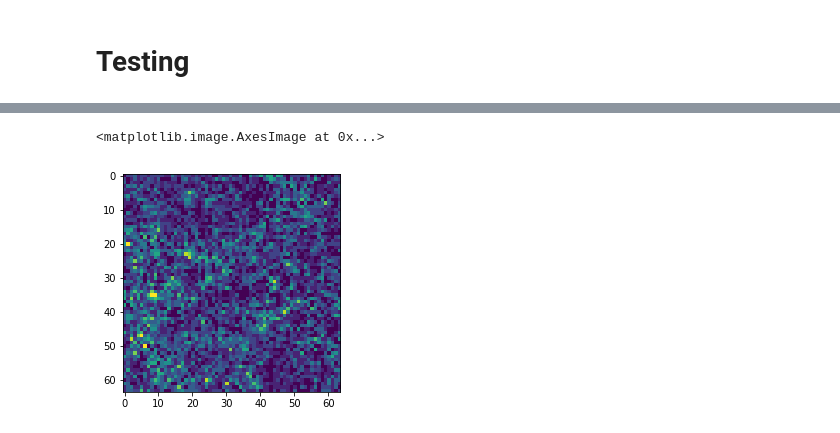
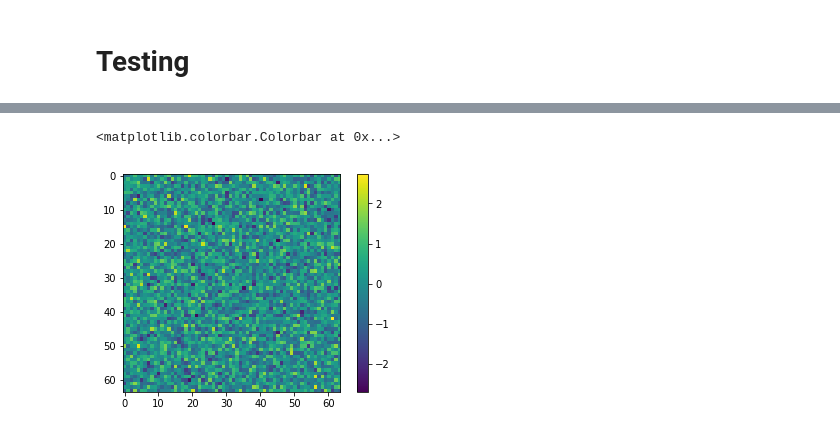
Before and after one commit to modichirag/galmodel, a Jupyter notebook: notebooks/example_vireg.ipynb, the cells around one changed output, grey strips where cells are left out. Drawn from its saved outputs; the diff is of its cells as text; code cells hidden in the pictures.

```diff
--- a/notebooks/example_vireg.ipynb
+++ b/notebooks/example_vireg.ipynb
@@ -193,7 +195,8 @@ def _mdn_model_fn(features, labels, n_y, n_mixture, dropout, optimizer, mode):
         print('sample: ', sample)
         loglik = mixture_dist.log_prob(obs_layer)
         hub.add_signature(inputs={'features':feature_layer, 'labels':obs_layer},
-                          outputs={'sample':sample, 'loglikelihood':loglik})
+                          outputs={'sample':sample, 'loglikelihood':loglik,
+                                   'loc':loc, 'scale':scale, 'logits':logits})
 
 
     def _inference_module_fn():
@@ -227,9 +230,10 @@ def _mdn_model_fn(features, labels, n_y, n_mixture, dropout, optimizer, mode):
         # Define a function for sampling, and a function for estimating the log likelihood
         sample = tf.squeeze(distribution.sample())
         print('inf dist sample :', distribution.sample())
-        loglik = distribution.log_prob(feature_layer)
+        logfeature = tf.log1p(feature_layer)
+        loglik = distribution.log_prob(logfeature)
         hub.add_signature(inputs={'features':feature_layer, 'labels':obs_layer},
-                          outputs={'sample':sample, 'loglikelihood':loglik})
+                          outputs={'sample':sample, 'loglikelihood':loglik, 'sigma':scale, 'mean':loc})
 
 
     # Create model and register module if necessary
@@ -252,6 +256,7 @@ def _mdn_model_fn(features, labels, n_y, n_mixture, dropout, optimizer, mode):
 
     if mode == tf.estimator.ModeKeys.PREDICT:
         hub.register_module_for_export(module, "likelihood")
+        hub.register_module_for_export(module_inf, "inference")
         return tf.estimator.EstimatorSpec(mode=mode, predictions=predictions)
 
     loglik = predictions['loglikelihood']
@@ -460,5 +468,6 @@ imshow(preds[1,:,:,:, 0].sum(axis=-1))
-# %%
-imshow(targets[1,:,:,:,0].sum(axis=-1))
-# %% [output]
-<matplotlib.image.AxesImage at 0x...>
-[figure, removed]
+# %%
+im = plt.imshow(noise[0,...,0].sum(axis=0))
+plt.colorbar(im)
+# %% [output]
+<matplotlib.colorbar.Colorbar at 0x...>
+[figure, added]
```
Also changed, not shown: parts of 24 cells of this notebook, 3 other files.
